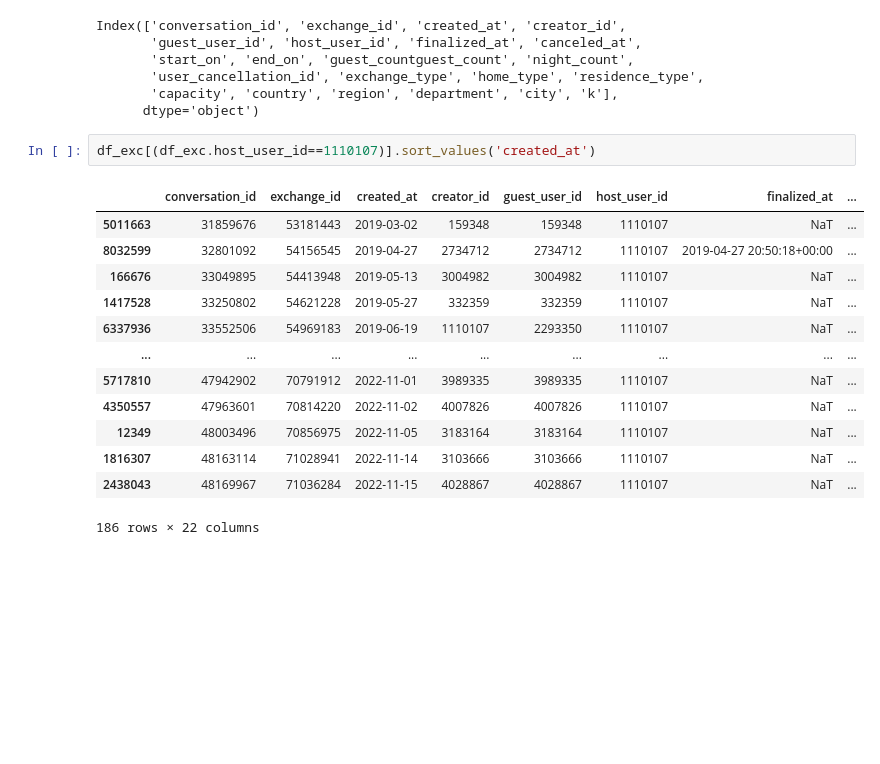
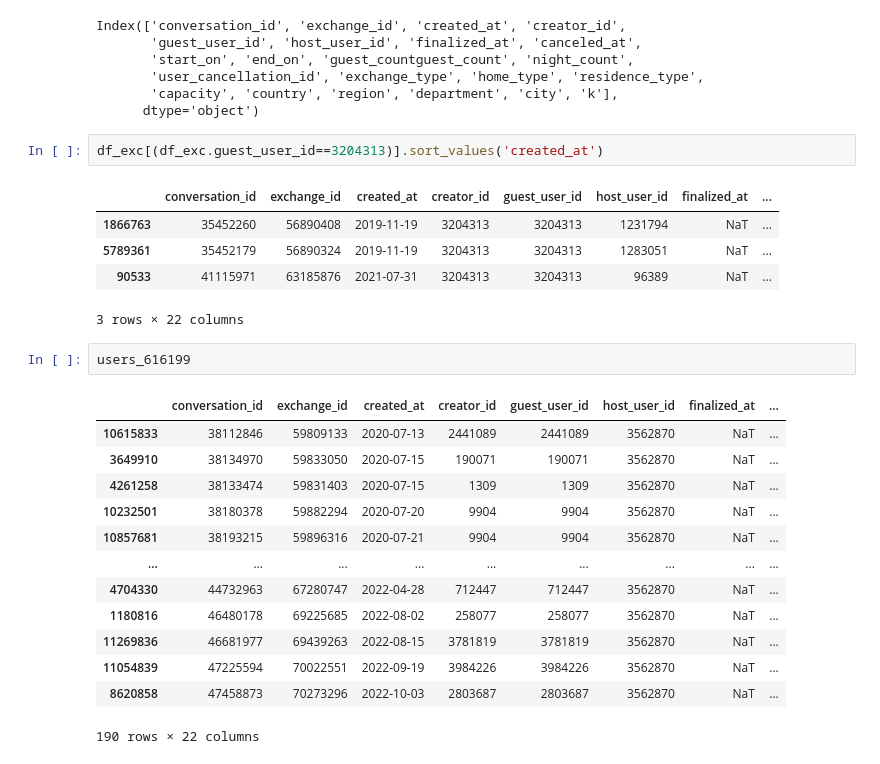
Before and after one commit to ctherreau/HomeExchange, a Jupyter notebook: AnalysisExchange.ipynb, the cells around one changed output. Saved outputs shown, nothing was run; the diff lists cells and outputs as text; blank space fills up the shorter version.

```diff
--- a/AnalysisExchange.ipynb
+++ b/AnalysisExchange.ipynb
@@ -33,18 +33,26 @@ Index(['conversation_id', 'exchange_id', 'created_at', 'creator_id',
        'capacity', 'country', 'region', 'department', 'city', 'k'],
       dtype='object')
 # %%
-df_exc[(df_exc.host_user_id==1110107)].sort_values('created_at')
+df_exc[(df_exc.guest_user_id==3204313)].sort_values('created_at')
 # %% [output]
 |  | conversation_id | exchange_id | created_at | creator_id | guest_user_id | host_user_id | finalized_at | ... |
-| 5011663 | 31859676 | 53181443 | 2019-03-02 | 159348 | 159348 | 1110107 | NaT | ... |
-| 8032599 | 32801092 | 54156545 | 2019-04-27 | 2734712 | 2734712 | 1110107 | 2019-04-27 20:50:18+00:00 | ... |
-| 166676 | 33049895 | 54413948 | 2019-05-13 | 3004982 | 3004982 | 1110107 | NaT | ... |
-| 1417528 | 33250802 | 54621228 | 2019-05-27 | 332359 | 332359 | 1110107 | NaT | ... |
-| 6337936 | 33552506 | 54969183 | 2019-06-19 | 1110107 | 2293350 | 1110107 | NaT | ... |
-| ... | ... | ... | ... | ... | ... | ... | ... | ... |
-| 5717810 | 47942902 | 70791912 | 2022-11-01 | 3989335 | 3989335 | 1110107 | NaT | ... |
-| 4350557 | 47963601 | 70814220 | 2022-11-02 | 4007826 | 4007826 | 1110107 | NaT | ... |
-| 12349 | 48003496 | 70856975 | 2022-11-05 | 3183164 | 3183164 | 1110107 | NaT | ... |
-| 1816307 | 48163114 | 71028941 | 2022-11-14 | 3103666 | 3103666 | 1110107 | NaT | ... |
-| 2438043 | 48169967 | 71036284 | 2022-11-15 | 4028867 | 4028867 | 1110107 | NaT | ... |
+| 1866763 | 35452260 | 56890408 | 2019-11-19 | 3204313 | 3204313 | 1231794 | NaT | ... |
+| 5789361 | 35452179 | 56890324 | 2019-11-19 | 3204313 | 3204313 | 1283051 | NaT | ... |
+| 90533 | 41115971 | 63185876 | 2021-07-31 | 3204313 | 3204313 | 96389 | NaT | ... |
-186 rows × 22 columns
+3 rows × 22 columns
+# %%
+users_616199
+# %% [output]
+|  | conversation_id | exchange_id | created_at | creator_id | guest_user_id | host_user_id | finalized_at | ... |
+| 10615833 | 38112846 | 59809133 | 2020-07-13 | 2441089 | 2441089 | 3562870 | NaT | ... |
+| 3649910 | 38134970 | 59833050 | 2020-07-15 | 190071 | 190071 | 3562870 | NaT | ... |
+| 4261258 | 38133474 | 59831403 | 2020-07-15 | 1309 | 1309 | 3562870 | NaT | ... |
+| 10232501 | 38180378 | 59882294 | 2020-07-20 | 9904 | 9904 | 3562870 | NaT | ... |
+| 10857681 | 38193215 | 59896316 | 2020-07-21 | 9904 | 9904 | 3562870 | NaT | ... |
+| ... | ... | ... | ... | ... | ... | ... | ... | ... |
+| 4704330 | 44732963 | 67280747 | 2022-04-28 | 712447 | 712447 | 3562870 | NaT | ... |
+| 1180816 | 46480178 | 69225685 | 2022-08-02 | 258077 | 258077 | 3562870 | NaT | ... |
+| 11269836 | 46681977 | 69439263 | 2022-08-15 | 3781819 | 3781819 | 3562870 | NaT | ... |
+| 11054839 | 47225594 | 70022551 | 2022-09-19 | 3984226 | 3984226 | 3562870 | NaT | ... |
+| 8620858 | 47458873 | 70273296 | 2022-10-03 | 2803687 | 2803687 | 3562870 | NaT | ... |
+190 rows × 22 columns
```
Also changed, not shown: parts of 7 cells of this notebook, 8 other files.
